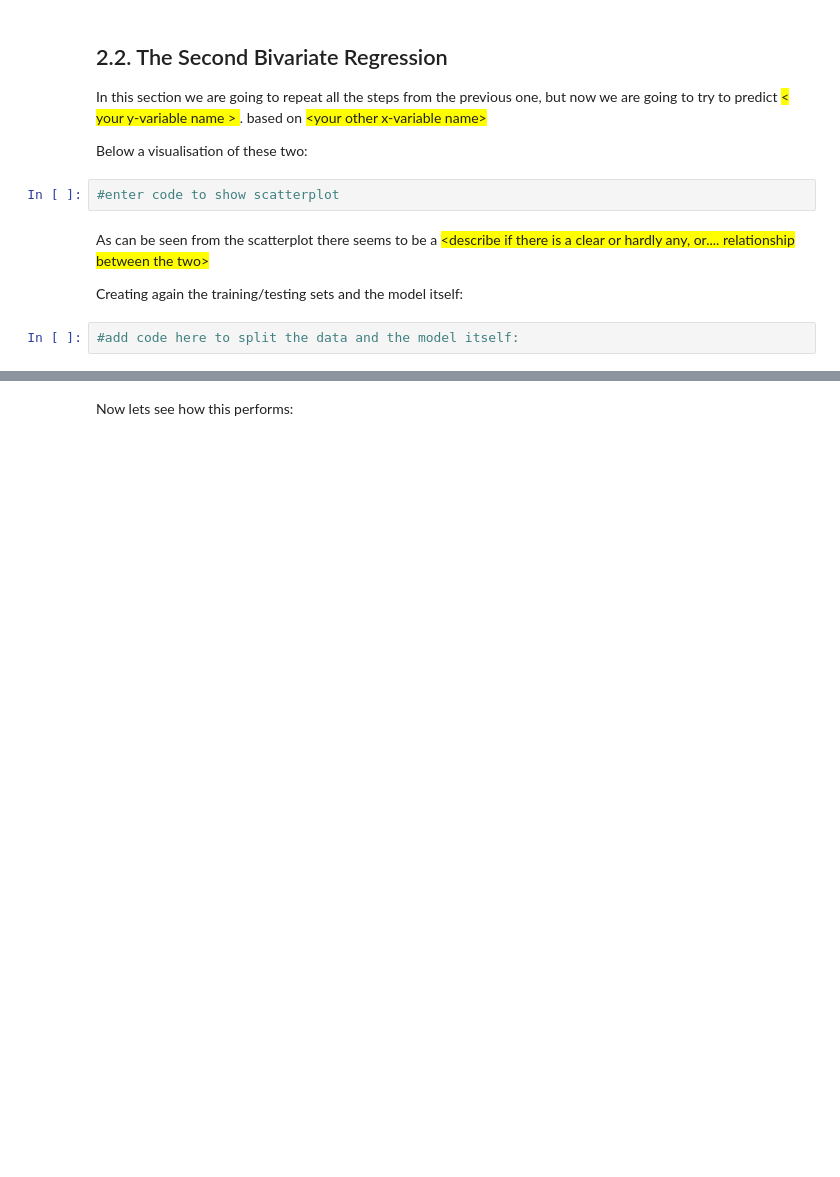
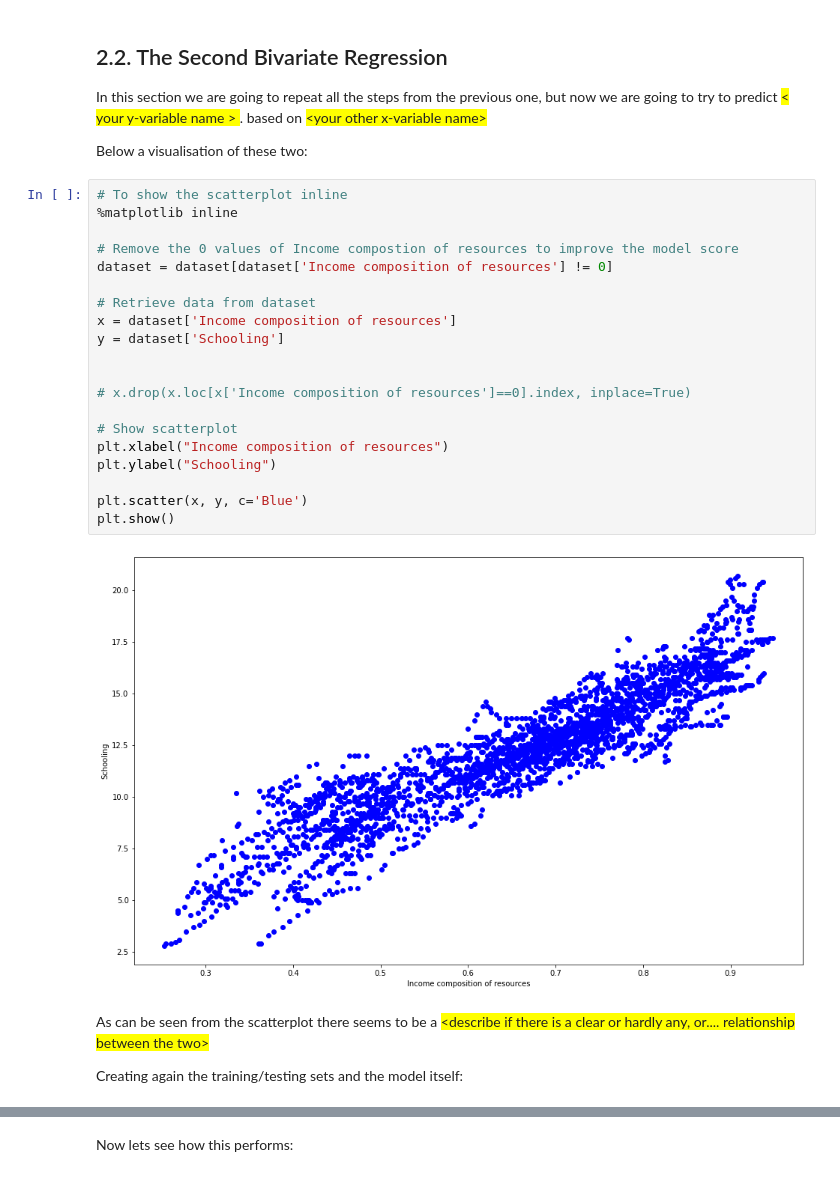
Before and after one commit to CyberPim/Python-assignments, a Jupyter notebook: Session 4/DMS - S4 - Assignment 1 - Template.ipynb, the cells around one changed output, grey strips where cells are left out. Cells and saved outputs as stored; diff of their text form; blank space fills up the shorter version.

```diff
--- a/Session 4/DMS - S4 - Assignment 1 - Template.ipynb
+++ b/Session 4/DMS - S4 - Assignment 1 - Template.ipynb
@@ -238,11 +235,29 @@ Now we repeat all these steps, but using the other x-variable: <span style='back
 In this section we are going to repeat all the steps from the previous one, but now we are going to try to predict <span style='background:yellow'> < your y-variable name > </span>. based on <span style='background:yellow'> <your other x-variable name\>  </span>
 
 Below a visualisation of these two:
-# %%
-#enter code to show scatterplot
+# %%
+# To show the scatterplot inline
+%matplotlib inline
+
+# Remove the 0 values of Income compostion of resources to improve the model score
+dataset = dataset[dataset['Income composition of resources'] != 0]
+
+# Retrieve data from dataset
+x = dataset['Income composition of resources']
+y = dataset['Schooling']
+
+
+# x.drop(x.loc[x['Income composition of resources']==0].index, inplace=True)
+
+# Show scatterplot
+plt.xlabel("Income composition of resources")
+plt.ylabel("Schooling")
+
+plt.scatter(x, y, c='Blue')
+plt.show()
+# %% [output]
+[figure, added]
 # %% [markdown]
 As can be seen from the scatterplot there seems to be a <span style='background:yellow'>\<describe if there is a clear or hardly any, or.... relationship between the two\></span>
 
 Creating again the training/testing sets and the model itself:
-# %%
-#add code here to split the data and the model itself:
```
Also changed, not shown: parts of 21 cells of this notebook.
